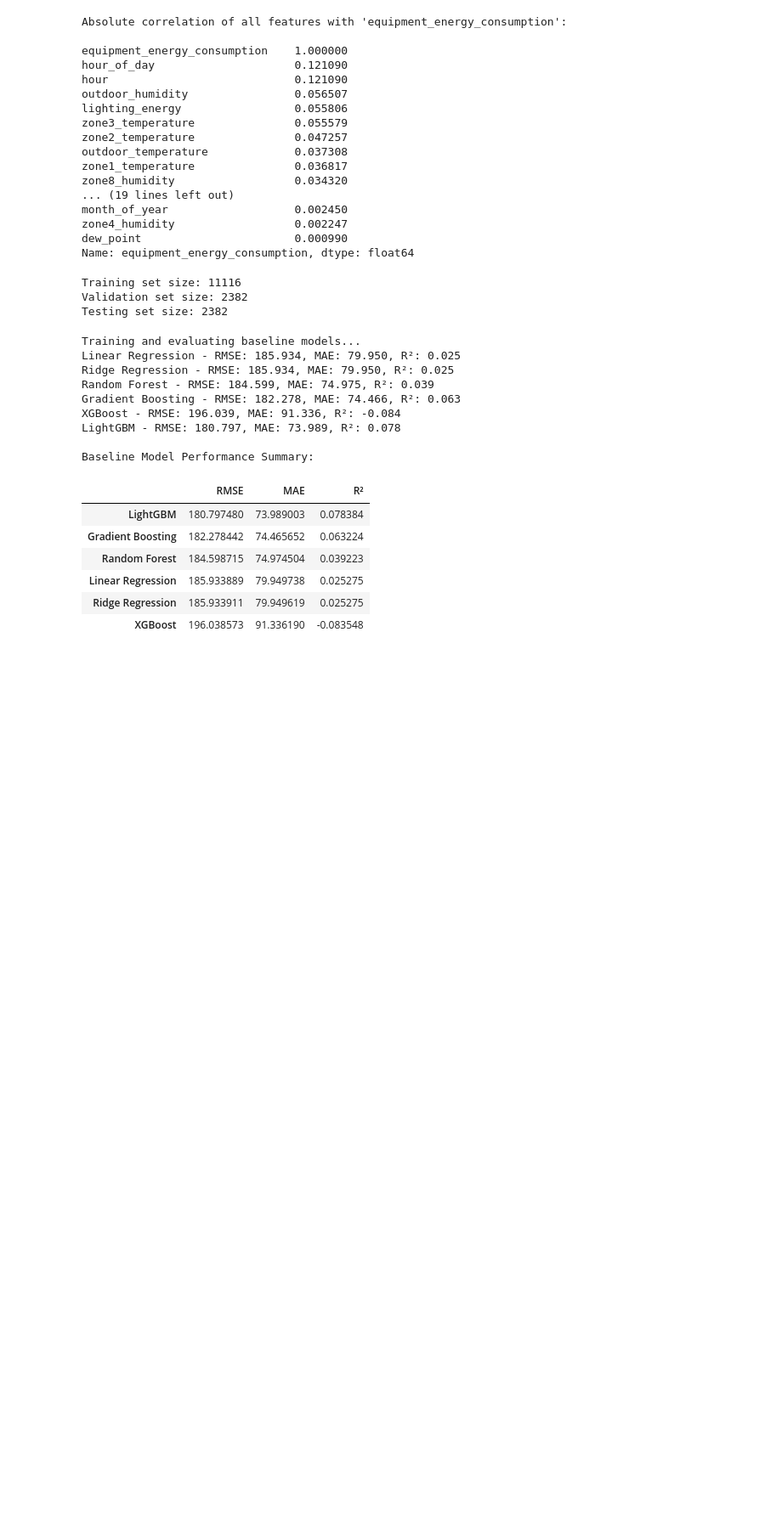
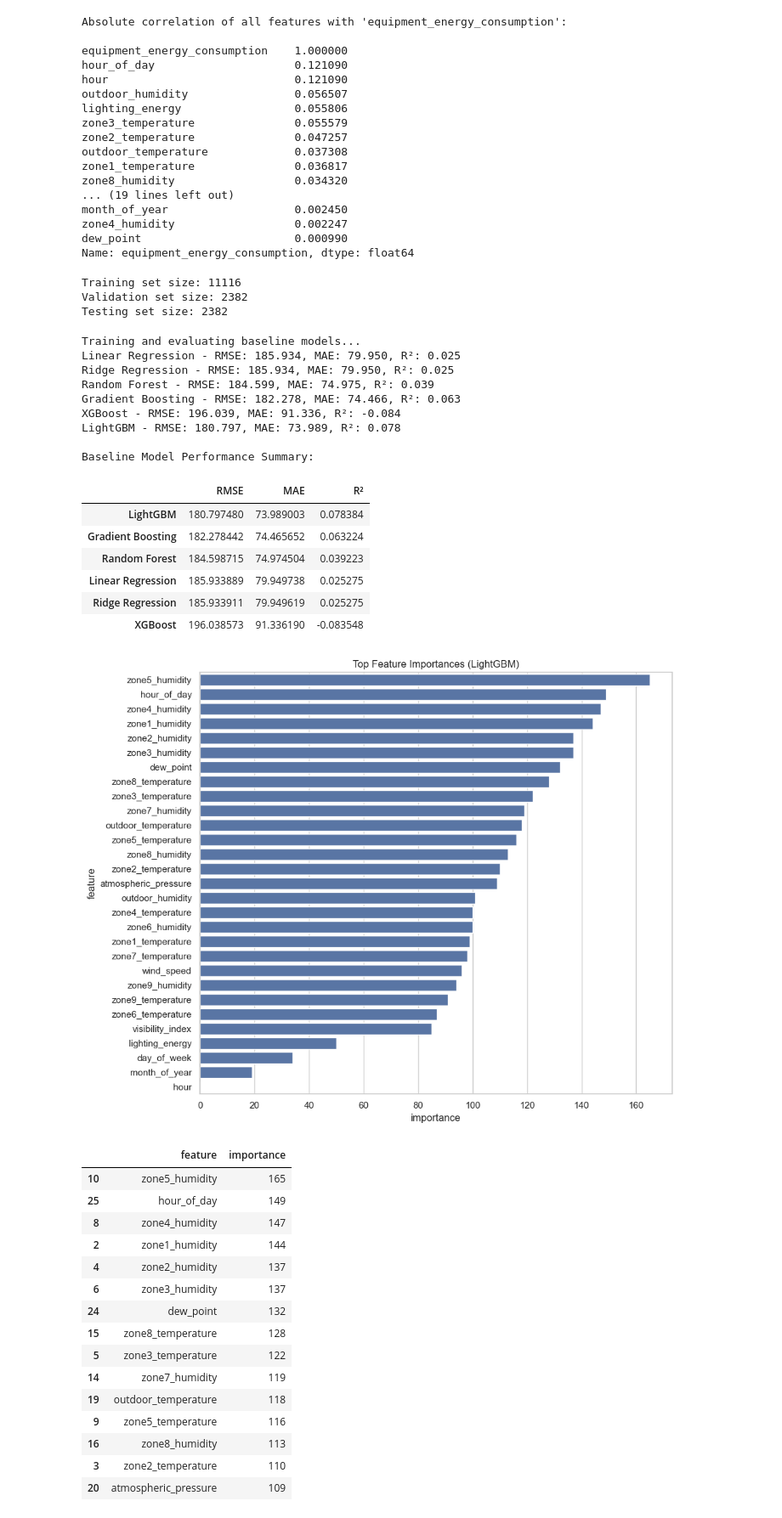
Before and after one commit to Revanthcsv/DS-Intern-Assignment-RevanthKumar, a Jupyter notebook: energy_prediction.ipynb, the cells around one changed output. Shown at 85% size. Drawn from its saved outputs; the diff is of its cells as text; code cells hidden in the pictures; blank space fills up the shorter version.

```diff
--- a/energy_prediction.ipynb
+++ b/energy_prediction.ipynb
@@ -423,3 +423,40 @@ Baseline Model Performance Summary:
 | Linear Regression | 185.933889 | 79.949738 | 0.025275 |
 | Ridge Regression | 185.933911 | 79.949619 | 0.025275 |
 | XGBoost | 196.038573 | 91.336190 | -0.083548 |
+# %%
+best_model_name = results_df.index[0]
+best_model_instance = models[best_model_name]
+
+if hasattr(best_model_instance, 'feature_importances_'):
+    importances = best_model_instance.feature_importances_
+    feature_importance_df = pd.DataFrame({'feature': X.columns, 'importance': importances})
+    feature_importance_df = feature_importance_df.sort_values('importance', ascending=False)
+
+    plt.figure(figsize=(10, 8))
+    sns.barplot(x='importance', y='feature', data=feature_importance_df)
+    plt.title(f'Top Feature Importances ({best_model_name})')
+    plt.tight_layout()
+    plt.show()
+
+    display(feature_importance_df.head(15))
+
+else:
+    print(f"{best_model_name} does not support feature_importances_ attribute directly (e.g., Linear models use coefficients).")
+# %% [output]
+[figure, added]
+|  | feature | importance |
+| 10 | zone5_humidity | 165 |
+| 25 | hour_of_day | 149 |
+| 8 | zone4_humidity | 147 |
+| 2 | zone1_humidity | 144 |
+| 4 | zone2_humidity | 137 |
+| 6 | zone3_humidity | 137 |
+| 24 | dew_point | 132 |
+| 15 | zone8_temperature | 128 |
+| 5 | zone3_temperature | 122 |
+| 14 | zone7_humidity | 119 |
+| 19 | outdoor_temperature | 118 |
+| 9 | zone5_temperature | 116 |
+| 16 | zone8_humidity | 113 |
+| 3 | zone2_temperature | 110 |
+| 20 | atmospheric_pressure | 109 |
```
Also changed, not shown: parts of 2 cells of this notebook.
